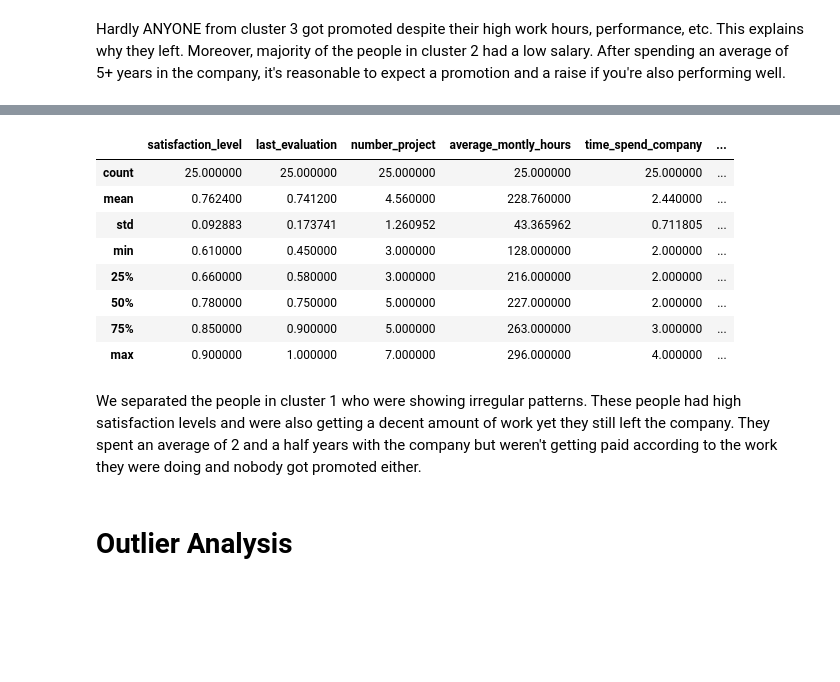
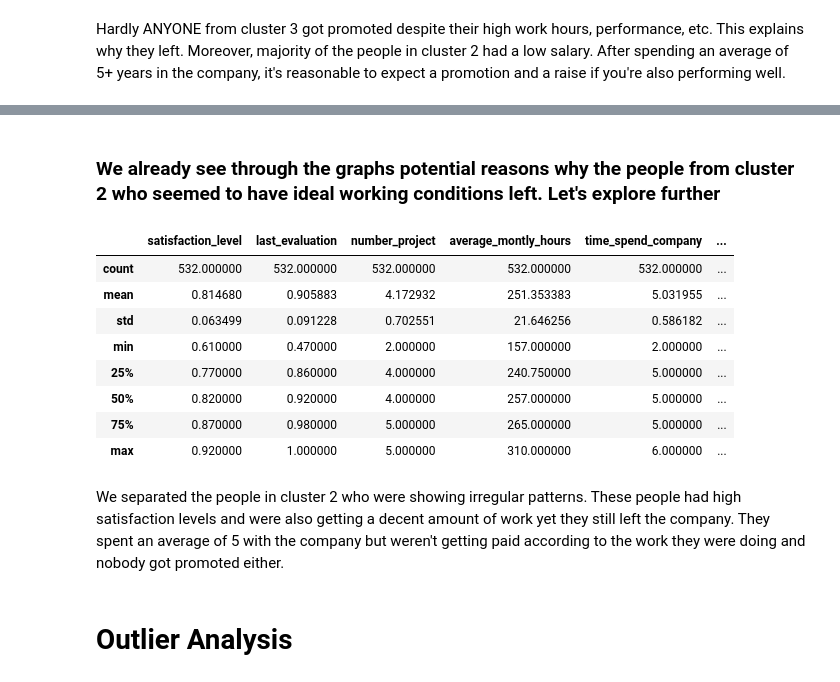
Before and after one commit to m-shahrukh/Data-Mining--Spring-2020, a Jupyter notebook: Project/HR Data Analysis/Group_16_Deliverable_2.ipynb, the cells around one changed output, grey strips where cells are left out. Cells and saved outputs as stored; diff of their text form; code cells hidden in the pictures; blank space fills up the shorter version.

```diff
--- a/Project/HR Data Analysis/Project.ipynb
+++ b/Project/HR Data Analysis/Group_16_Deliverable_2.ipynb
@@ -119,11 +117,11 @@ plt.show()
 Hardly ANYONE from cluster 3 got promoted despite their high work hours, performance, etc. This explains why they left.
 Moreover, majority of the people in cluster 2 had a low salary. After spending an average of 5+ years in the company, it's reasonable to expect a promotion and a raise if you're also performing well.
 # %%
-cluster1=left_employees_original[left_employees_original['label']==1]
-cluster1_high_satisfaction= cluster1[cluster1["satisfaction_level"]>0.6]
-sns.countplot("promotion_last_5years",data=cluster1_high_satisfaction)
+cluster2=left_employees_original[left_employees_original['label']==1]
+cluster2_high_satisfaction= cluster2[cluster2["satisfaction_level"]>0.6]
+sns.countplot("promotion_last_5years",data=cluster2_high_satisfaction)
 plt.show()
 
-sns.countplot("salary", data=cluster1_high_satisfaction)
+sns.countplot("salary", data=cluster2_high_satisfaction)
 plt.show()
 # %% [output]
@@ -132,18 +130,20 @@ plt.show()
+# %% [markdown]
+### We already see through the graphs potential reasons why the people from cluster 2 who seemed to have ideal working conditions left. Let's explore further
 # %%
-cluster1_high_satisfaction.describe()
+cluster2_high_satisfaction.describe()
 # %% [output]
 |  | satisfaction_level | last_evaluation | number_project | average_montly_hours | time_spend_company | ... |
-| count | 25.000000 | 25.000000 | 25.000000 | 25.000000 | 25.000000 | ... |
-| mean | 0.762400 | 0.741200 | 4.560000 | 228.760000 | 2.440000 | ... |
-| std | 0.092883 | 0.173741 | 1.260952 | 43.365962 | 0.711805 | ... |
-| min | 0.610000 | 0.450000 | 3.000000 | 128.000000 | 2.000000 | ... |
-| 25% | 0.660000 | 0.580000 | 3.000000 | 216.000000 | 2.000000 | ... |
-| 50% | 0.780000 | 0.750000 | 5.000000 | 227.000000 | 2.000000 | ... |
-| 75% | 0.850000 | 0.900000 | 5.000000 | 263.000000 | 3.000000 | ... |
-| max | 0.900000 | 1.000000 | 7.000000 | 296.000000 | 4.000000 | ... |
+| count | 532.000000 | 532.000000 | 532.000000 | 532.000000 | 532.000000 | ... |
+| mean | 0.814680 | 0.905883 | 4.172932 | 251.353383 | 5.031955 | ... |
+| std | 0.063499 | 0.091228 | 0.702551 | 21.646256 | 0.586182 | ... |
+| min | 0.610000 | 0.470000 | 2.000000 | 157.000000 | 2.000000 | ... |
+| 25% | 0.770000 | 0.860000 | 4.000000 | 240.750000 | 5.000000 | ... |
+| 50% | 0.820000 | 0.920000 | 4.000000 | 257.000000 | 5.000000 | ... |
+| 75% | 0.870000 | 0.980000 | 5.000000 | 265.000000 | 5.000000 | ... |
+| max | 0.920000 | 1.000000 | 5.000000 | 310.000000 | 6.000000 | ... |
 # %% [markdown]
-We separated the people in cluster 1 who were showing irregular patterns. These people had high satisfaction levels and were also getting a decent amount of work yet they still left the company.
-They spent an average of 2 and a half years with the company but weren't getting paid according to the work they were doing and nobody got promoted either.
+We separated the people in cluster 2 who were showing irregular patterns. These people had high satisfaction levels and were also getting a decent amount of work yet they still left the company.
+They spent an average of 5 with the company but weren't getting paid according to the work they were doing and nobody got promoted either.
 # %% [markdown]
 # Outlier Analysis
 # %% [markdown]
```
Also changed, not shown: parts of 12 cells of this notebook, 1 other file.
